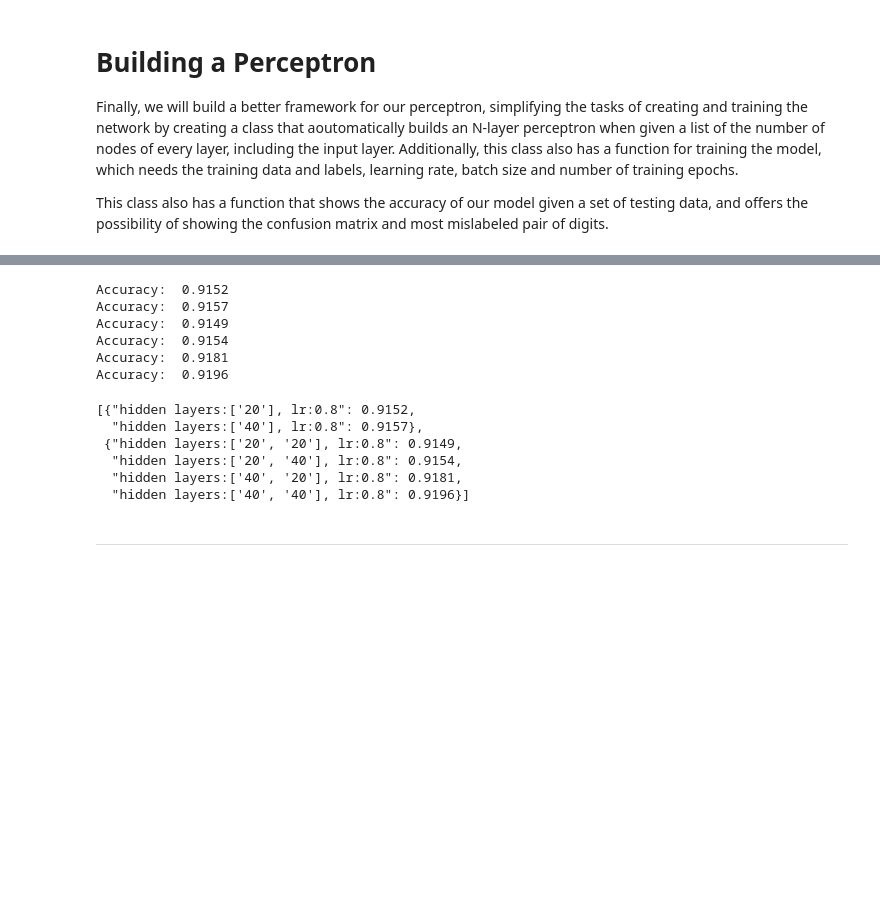
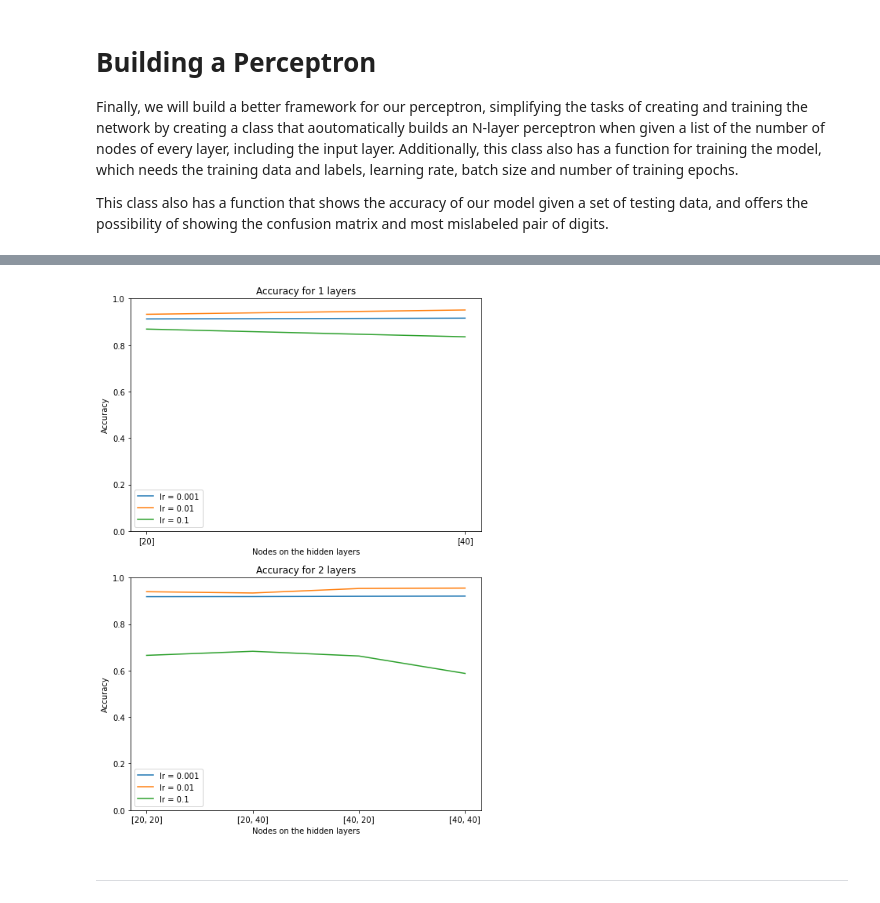
Before and after one commit to Oriol23/Making-a-perceptron-from-scratch, a Jupyter notebook: Multi layered perceptron.ipynb, the cells around one changed output, grey strips where cells are left out. Cells and saved outputs as stored; diff of their text form; code cells hidden in the pictures; blank space fills up the shorter version.

Commit message:
added function to display gs results

```diff
--- a/Multi layered perceptron.ipynb
+++ b/Multi layered perceptron.ipynb
@@ -383,7 +384,7 @@ perc = Perceptron([784,30,30,10])
 # %%
 lr = 0.01
 batch = 5
-nepoch = 3
+nepoch = 2
 perc.train(training_data[0],training_data[1],lr,batch,nepoch)
 # %%
 perc.accuracy(test_data[0],test_data[1],1)
@@ -437,6 +438,30 @@ def Grid_Search(parameters,training_data,training_labels,validation_data,validat
                 batch = 5
                 perc.train(training_data,training_labels,lr,batch)
                 acc = perc.accuracy(validation_data,validation_labels)
-                accuracy[i].update( {'hidden layers:'+str(lts(comb))+', lr:'+str(lr):acc} )
+                accuracy[i].update( {'hidden layers:'+str(nhd)+':'+str(lts(comb))+',lr:'+str(lr):acc} )
+    return accuracy
 
-    return accuracy
+def add_1_of_each(lili,B):
+    lol = []
+    for li in lili:
+        for m in range(len(B)):
+            li.append(B[m])
+            licopy = li[:]
+            lol.append(licopy)
+            li.pop(-1)
+    return lol
+
+def comb_rep_n(n,B,inp=[[]]):
+    for k in range(n):
+        inp = add_1_of_each(inp,B)
+    return inp
+
+def lts(li):
+    return [str(a) for a in li]
+
+def stn(st):
+        st = st.replace('[', '')
+        st = st.replace(']', '')
+        st = st.replace(',', '')
+        st = st.replace(' ', '')
+        return str([int(st[4*i+1:4*i+3]) for i in range(int(len(st)/4))])
@@ -467,7 +474,7 @@ parameters = {'Learning_Rate': [0.0001,0.001,0.01,0.1],
 #( sum_nhd (len(nn)^nhd) )* len(nlr)
 #(5^1 + 5^2 + 5^3) * 4 = 620
 # %%
-parameters = {'Learning_Rate': [0.001],
+parameters = {'Learning_Rate': [0.001,0.01,0.1],
               'Number of Hidden Layers': [1,2],
               'Number of nodes in a hidden layer': [20,40]
              }
@@ -475,17 +482,4 @@ parameters = {'Learning_Rate': [0.001],
 #( sum_nhd (len(nn)^nhd) )* len(nlr)
 #(2^1 + 2^2) * 1 = 5
 # %%
-Grid_Search(parameters,training_data[0],training_data[1],validation_data[0],validation_data[1])
+accuracy_dict = Grid_Search(parameters,training_data[0],training_data[1],validation_data[0],validation_data[1])
-# %% [output]
-Accuracy:  0.9152
-Accuracy:  0.9157
-Accuracy:  0.9149
-Accuracy:  0.9154
-Accuracy:  0.9181
-Accuracy:  0.9196
-[{"hidden layers:['20'], lr:0.8": 0.9152,
-  "hidden layers:['40'], lr:0.8": 0.9157},
- {"hidden layers:['20', '20'], lr:0.8": 0.9149,
-  "hidden layers:['20', '40'], lr:0.8": 0.9154,
-  "hidden layers:['40', '20'], lr:0.8": 0.9181,
-  "hidden layers:['40', '40'], lr:0.8": 0.9196}]
@@ -492,3 +536,7 @@ Accuracy:  0.9196
+# %%
+disp_gs_results(accuracy_dict)
+# %% [output]
+[figure, added]
 # %% [markdown]
 ___
 # %% [markdown]
```
Also changed, not shown: parts of 10 cells of this notebook.
